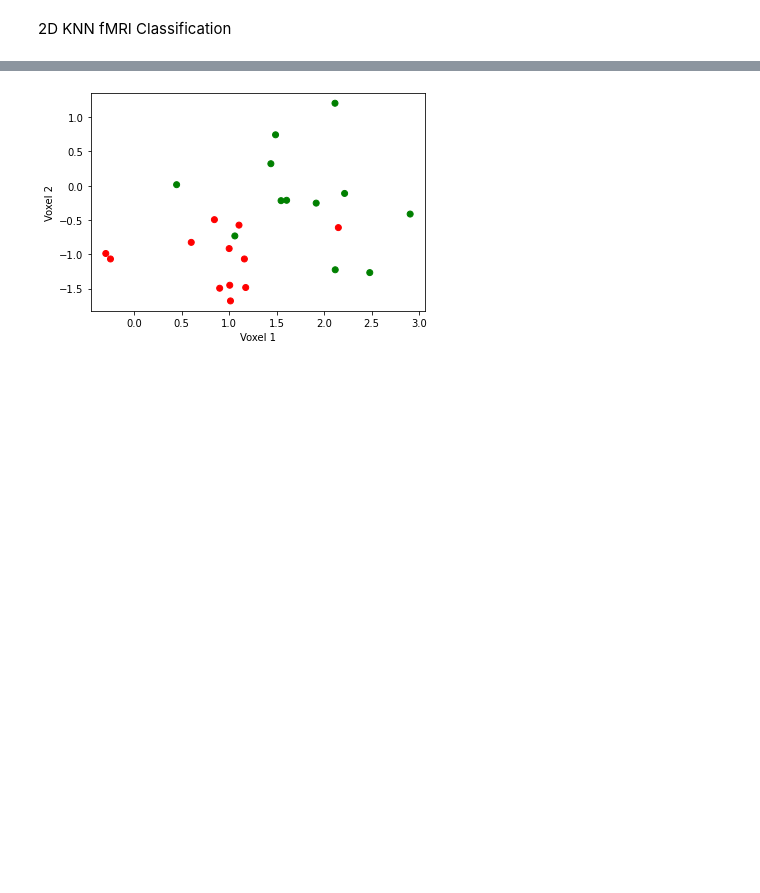
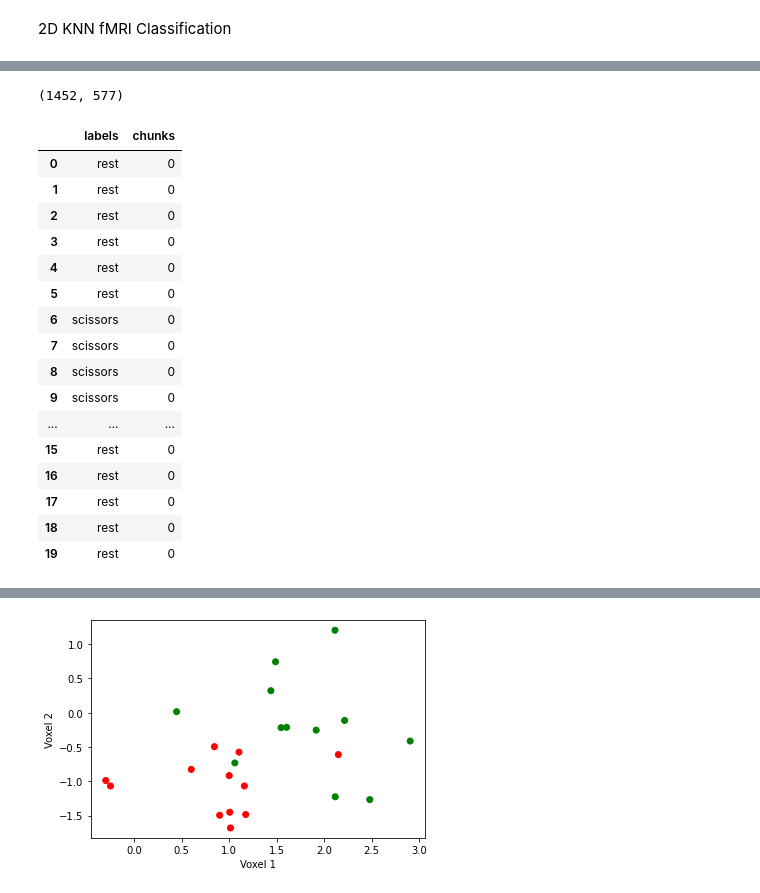
Before and after one commit to eyalhizmi/Machine-learning-methods-for-fMRI-signal-analysis, a Jupyter notebook: tutorials/knn.ipynb, the cells around one changed output, grey strips where cells are left out. Saved outputs shown, nothing was run; the diff lists cells and outputs as text; code cells hidden in the pictures; blank space fills up the shorter version.

```diff
--- a/tutorials/knn.ipynb
+++ b/tutorials/knn.ipynb
@@ -31,0 +55,39 @@ X.shape
+# %%
+
+
+data_dir =  os.path.join('..', 'data')
+subject_number = 2
+fetch_stimuli = True
+haxby_dataset = datasets.fetch_haxby(data_dir=data_dir, subjects=subject_number, fetch_stimuli=fetch_stimuli )
+
+
+mask_filename = haxby_dataset.mask_vt[0]
+func_file = haxby_dataset.func[0]
+masker = NiftiMasker(mask_img=mask_filename, standardize=True, detrend=True)
+# Selecting data
+X = masker.fit_transform(func_file)
+print(X.shape)
+# %% [output]
+(1452, 577)
+# %%
+import pandas as pd
+behavioral = pd.read_csv(haxby_dataset.session_target[0], delimiter=' ')
+display(behavioral.iloc[0:20])
+# %% [output]
+|  | labels | chunks |
+| 0 | rest | 0 |
+| 1 | rest | 0 |
+| 2 | rest | 0 |
+| 3 | rest | 0 |
+| 4 | rest | 0 |
+| 5 | rest | 0 |
+| 6 | scissors | 0 |
+| 7 | scissors | 0 |
+| 8 | scissors | 0 |
+| 9 | scissors | 0 |
+| ... | ... | ... |
+| 15 | rest | 0 |
+| 16 | rest | 0 |
+| 17 | rest | 0 |
+| 18 | rest | 0 |
+| 19 | rest | 0 |
```
Also changed, not shown: parts of 12 cells of this notebook.
